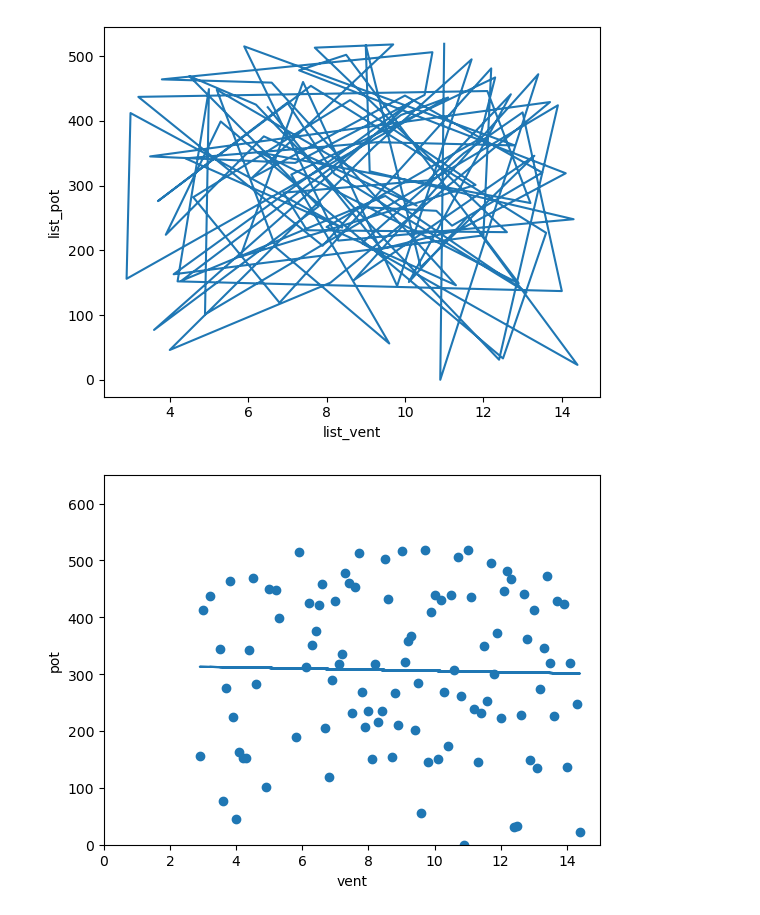
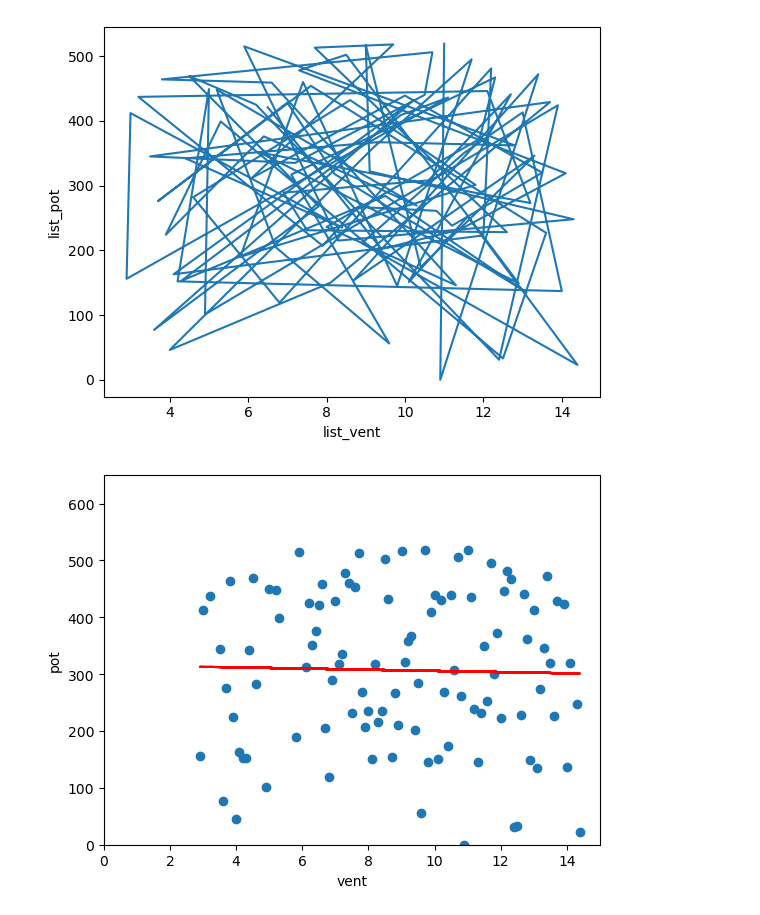
Before and after one commit to YasRordrigues/PolinomionRegretion, a Jupyter notebook: regression_table_distinct.ipynb, the cells around one changed output. Drawn from its saved outputs; the diff is of its cells as text; code cells hidden in the pictures.

```diff
--- a/regression_table_distinct.ipynb
+++ b/regression_table_distinct.ipynb
@@ -81,11 +81,11 @@ def myfunc(list_vent):
 mymodel = list(map(myfunc, list_vent))
 # %%
 plt.scatter(list_vent, list_pot)
-plt.plot(list_vent, mymodel)
+plt.plot(list_vent, mymodel, color= 'r')
 plt.ylim(ymin=0, ymax=650)
 plt.xlim(xmin=0, xmax=15)
 plt.xlabel("vent")
 plt.ylabel ("pot")
 plt.show()
 # %% [output]
-[figure, old version]
+[figure, new version]
```
Also changed, not shown: 2 other files.
